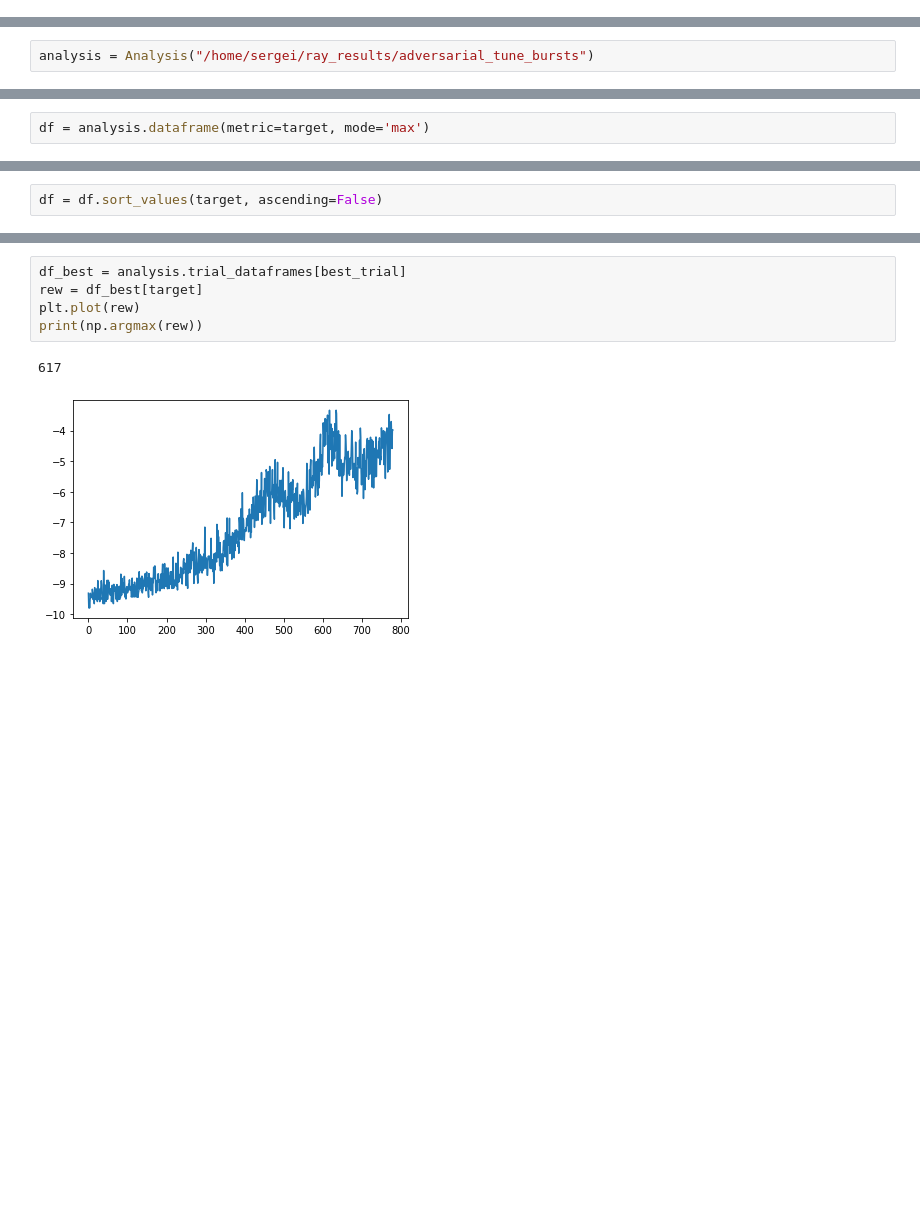
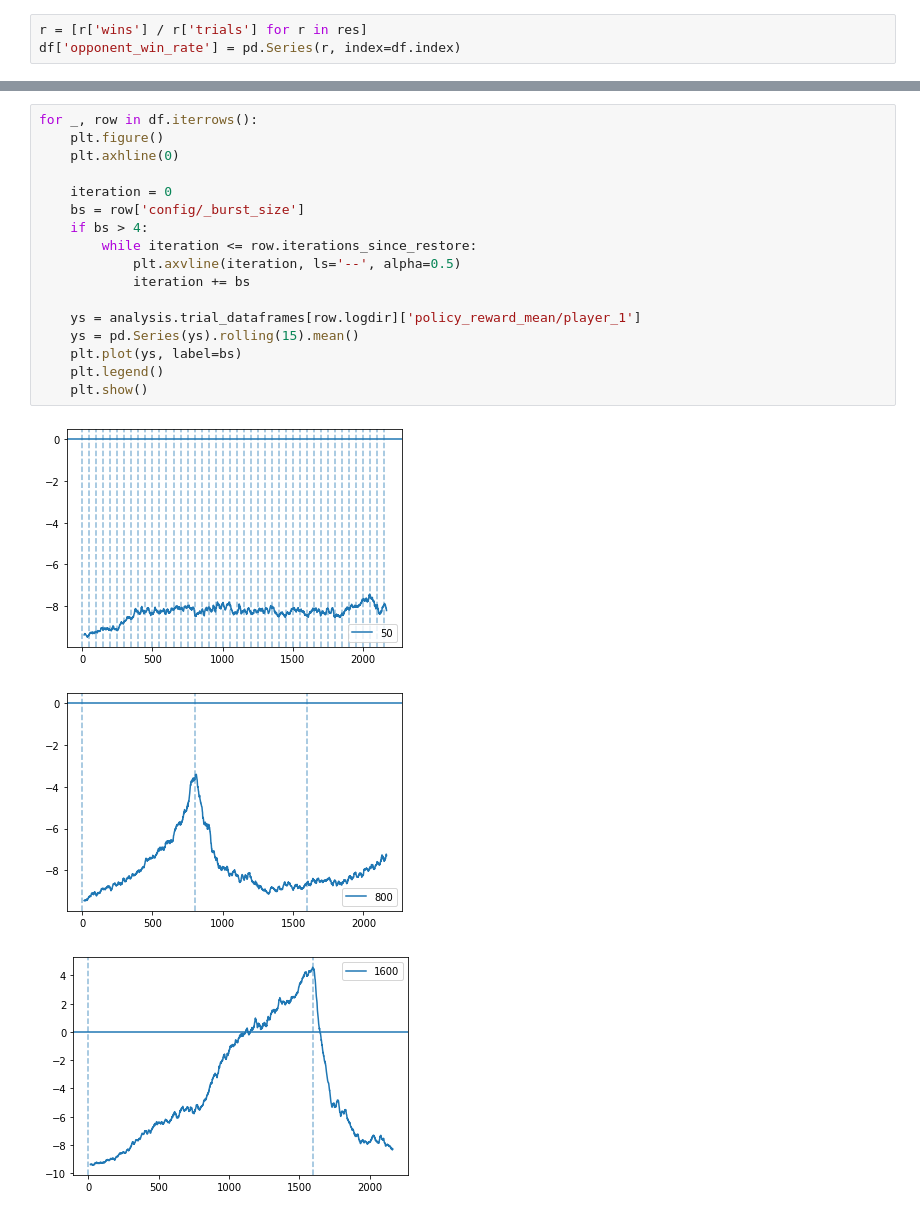
Before and after one commit to HumanCompatibleAI/better-adversarial-defenses, a Jupyter notebook: youshallnotpass_rllib-analysis-burst.ipynb, the cells around one changed output, grey strips where cells are left out. Drawn from its saved outputs; the diff is of its cells as text; blank space fills up the shorter version.

Commit message:
Add bursts analysis

```diff
--- a/youshallnotpass_rllib-analysis-burst.ipynb
+++ b/youshallnotpass_rllib-analysis-burst.ipynb
@@ -0,0 +59,3 @@
+# %%
+r = [r['wins'] / r['trials'] for r in res]
+df['opponent_win_rate'] = pd.Series(r, index=df.index)
@@ -6,2 +97,0 @@ import numpy as np
-# %%
-analysis = Analysis("/home/sergei/ray_results/adversarial_tune_bursts")
@@ -10,2 +97,0 @@ target = 'policy_reward_mean/player_1'
-# %%
-df = analysis.dataframe(metric=target, mode='max')
@@ -53,2 +97,0 @@ for k in df.columns:
-# %%
-df = df.sort_values(target, ascending=False)
@@ -101,8 +98,21 @@ df
-# %%
-df_best = analysis.trial_dataframes[best_trial]
-rew = df_best[target]
-plt.plot(rew)
-print(np.argmax(rew))
-# %% [output]
-617
-[figure, removed]
+# %%
+for _, row in df.iterrows():
+    plt.figure()
+    plt.axhline(0)
+
+    iteration = 0
+    bs = row['config/_burst_size']
+    if bs > 4:
+        while iteration <= row.iterations_since_restore:
+            plt.axvline(iteration, ls='--', alpha=0.5)
+            iteration += bs
+
+    ys = analysis.trial_dataframes[row.logdir]['policy_reward_mean/player_1']
+    ys = pd.Series(ys).rolling(15).mean()
+    plt.plot(ys, label=bs)
+    plt.legend()
+    plt.show()
+# %% [output]
+[figure, added]
+[figure, added]
+[figure, added]
```
Also changed, not shown: parts of 26 cells of this notebook, 6 other files.
